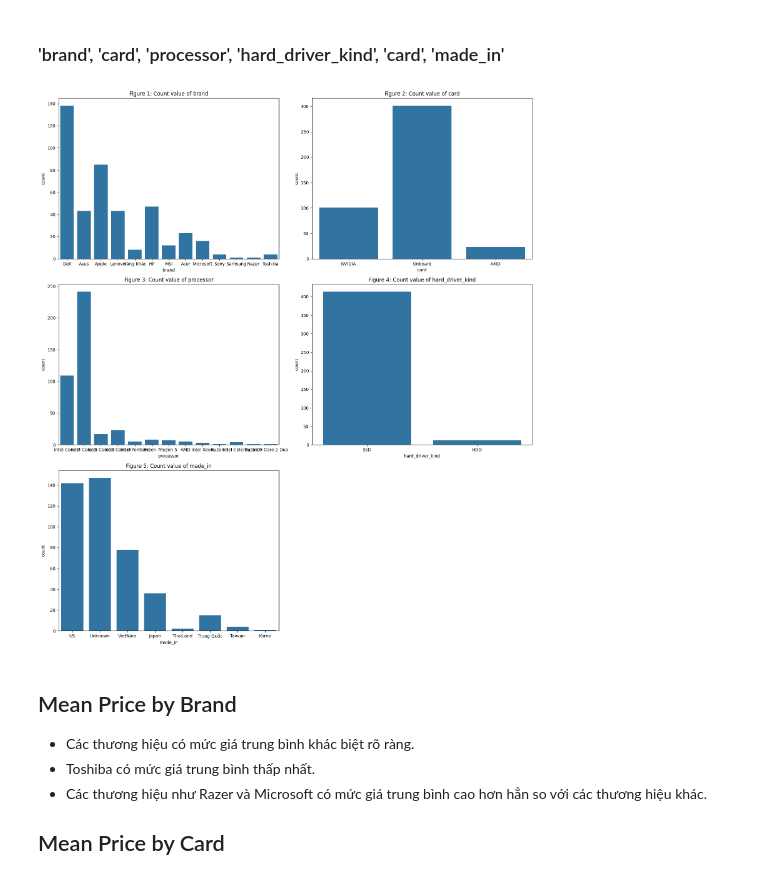
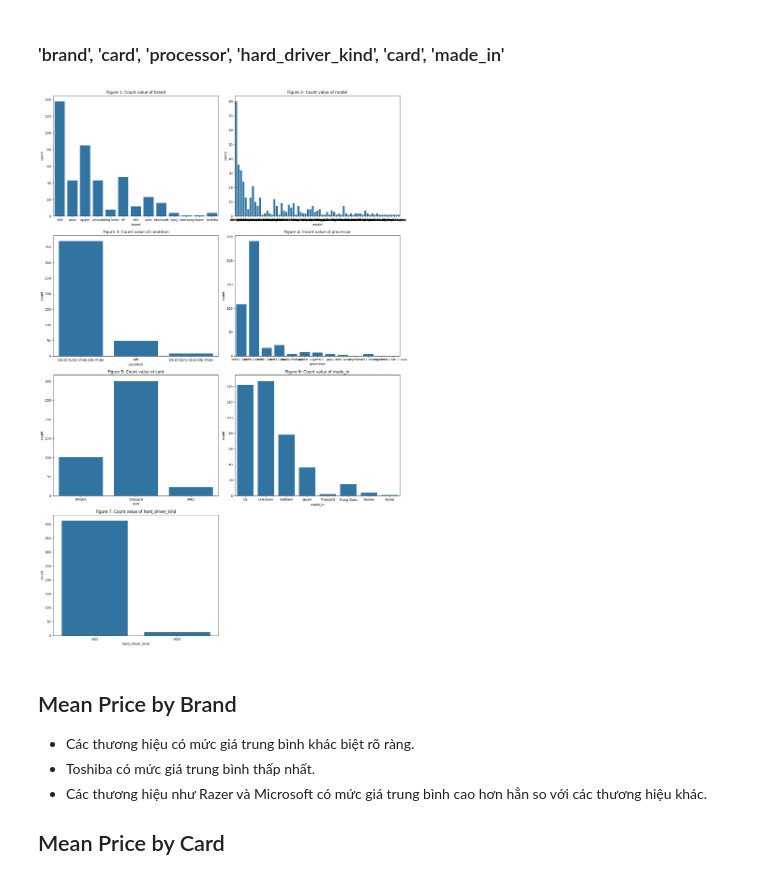
Before and after one commit to phat072/Used-Laptop-Prices, a Jupyter notebook: code/Nhom15_IE224.ipynb, the cells around one changed output. Cells and saved outputs as stored; diff of their text form; code cells hidden in the pictures.

```diff
--- a/code/Nhom15_IE224.ipynb
+++ b/code/Nhom15_IE224.ipynb
@@ -507,33 +566,33 @@ https://gist.github.com/mwaskom/de44147ed2974457ad6372750bbe5751
 # %%
 import math
 # Danh sách các cột phân loại
-features_count_cate = ['brand', 'card', 'processor', 'hard_driver_kind', 'made_in']
+features_count_cate = ['brand','model', 'condition', 'processor','card', 'made_in', 'hard_driver_kind']
 
 # Tính toán số hàng và số cột tự động
 n_features = len(features_count_cate)
 n_cols = 2
 n_rows = math.ceil(n_features / n_cols)
 
 # Tạo figure và axes
 fig, ax = plt.subplots(n_rows, n_cols, figsize=(n_cols * 8, n_rows * 6))
 
 # Flatten axes để dễ truy cập
 ax = ax.flatten()
 
 # Lặp qua từng feature để vẽ biểu đồ
 for i, feature in enumerate(features_count_cate):
     sns.countplot(data=df, x=feature, ax=ax[i])
     ax[i].set_title(f'Figure {i+1}: Count value of {feature}')
 
 # Ẩn các subplot còn dư
 for j in range(len(features_count_cate), len(ax)):
     ax[j].set_visible(False)
 
 # Bố cục gọn gàng
 plt.tight_layout()
 plt.show()
 # %% [output]
-[figure, old version]
+[figure, new version]
 # %% [markdown]
 <h2>Mean Price by Brand</h2>
 
```
Also changed, not shown: parts of 33 cells of this notebook, 2 other files.
